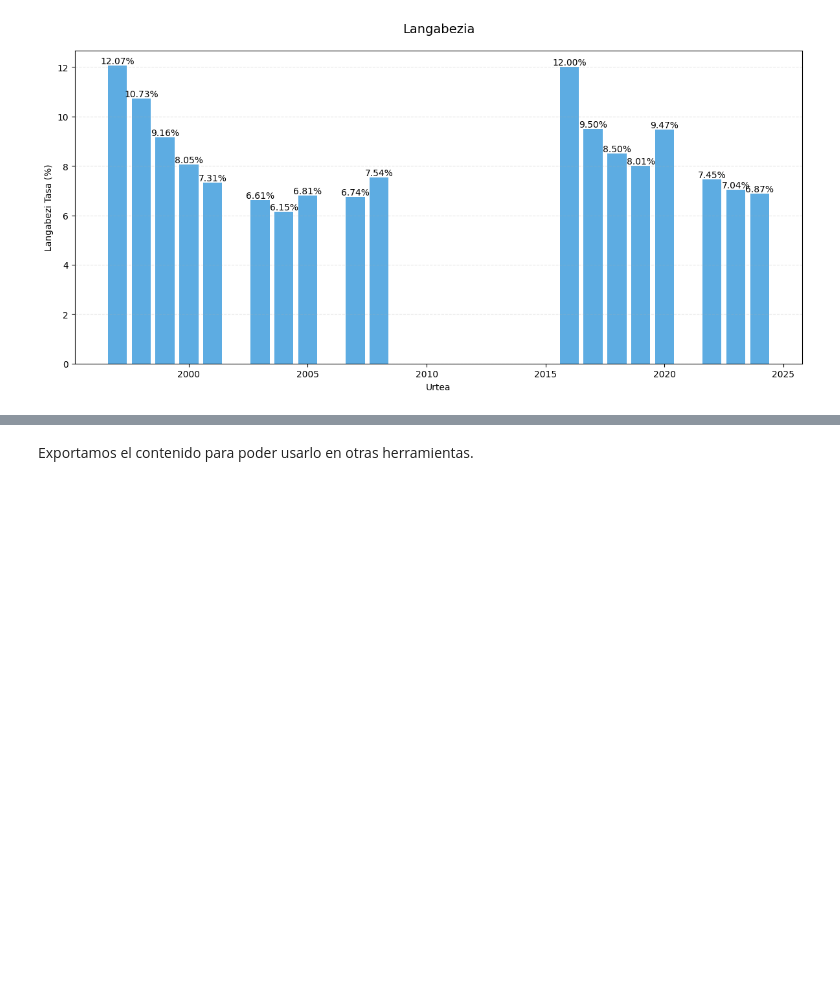
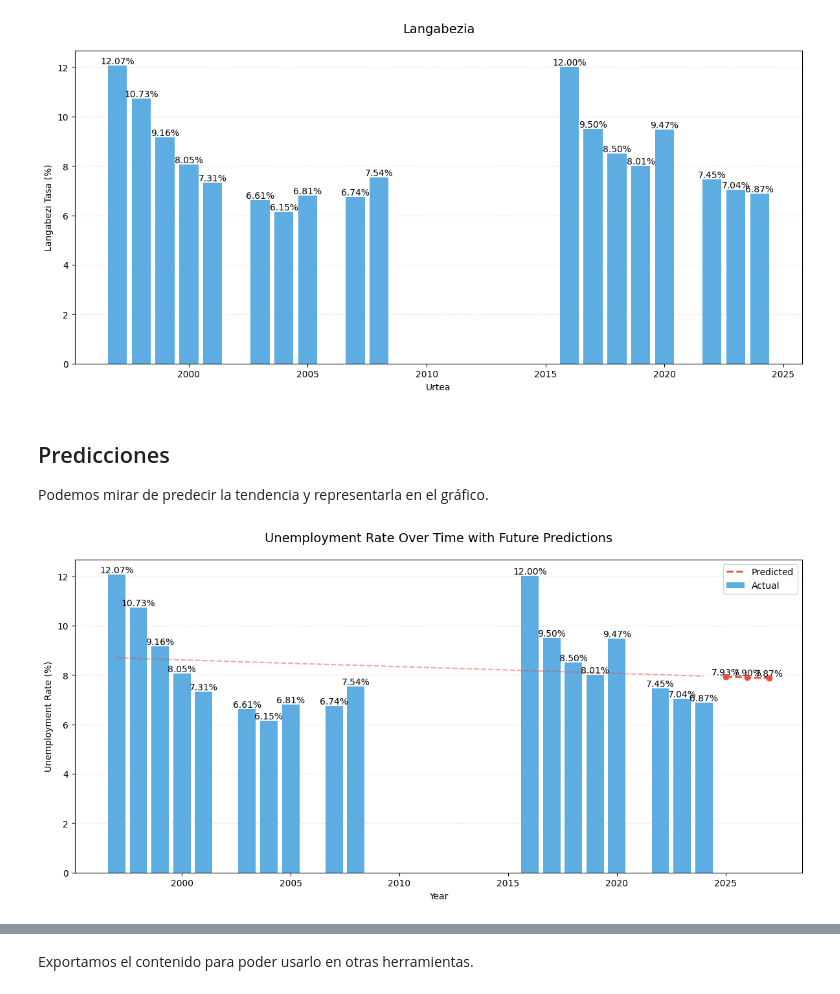
Before and after one commit to IraitzM/FSS, a Jupyter notebook: notebooks/datos_empleo.ipynb, the cells around one changed output, grey strips where cells are left out. Cells and saved outputs as stored; diff of their text form; code cells hidden in the pictures; blank space fills up the shorter version.

Commit message:
feat(pred):
Added a prediction

```diff
--- a/notebooks/datos_empleo.ipynb
+++ b/notebooks/datos_empleo.ipynb
@@ -467,3 +467,7 @@ datos_completos.reset_index(inplace=True)
 plot_unemployment_rates(datos_completos);
 # %% [output]
 [figure]
+# %% [markdown]
+## Predicciones
+
+Podemos mirar de predecir la tendencia y representarla en el gráfico.
@@ -469,0 +476,6 @@ plot_unemployment_rates(datos_completos);
+# %%
+from visuals import plot_unemployment_rates_pred
+
+plot_unemployment_rates_pred(datos_completos);
+# %% [output]
+[figure, added]
```
Also changed, not shown: parts of 2 cells of this notebook, 1 other file.
